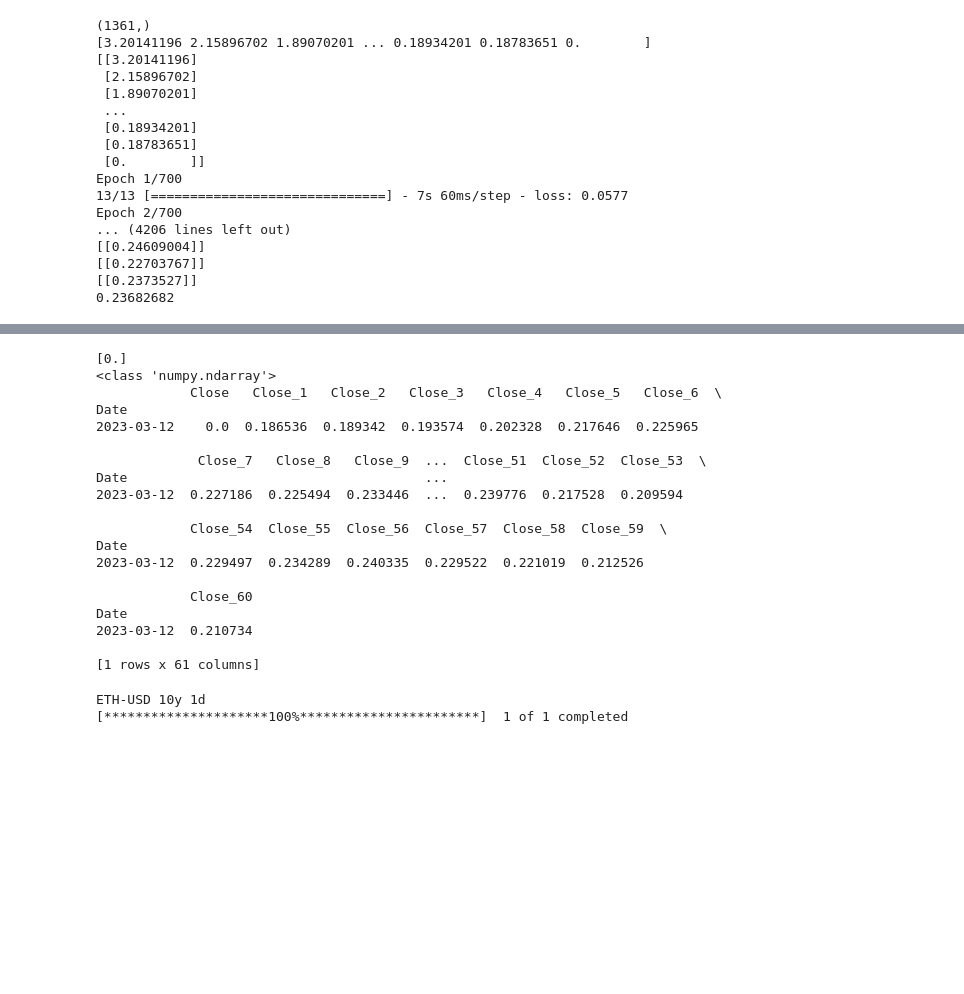
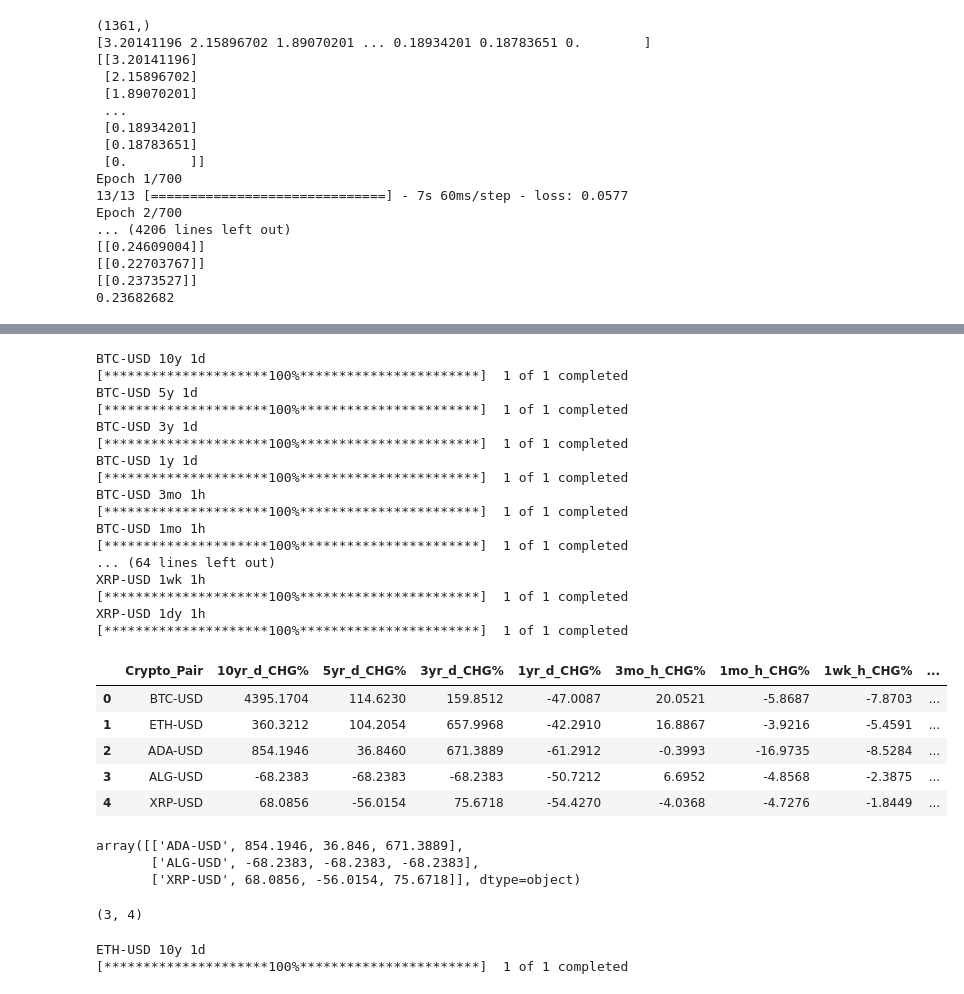
Before and after one commit to ozukun/Crypto_Project, a Jupyter notebook: Crypto_Main.ipynb, the cells around one changed output, grey strips where cells are left out. Drawn from its saved outputs; the diff is of its cells as text; code cells hidden in the pictures; blank space fills up the shorter version.

Commit message:
Kaggle Notebook | Crypto_Main | Version 148

```diff
--- a/Crypto_Main.ipynb
+++ b/Crypto_Main.ipynb
@@ -811,41 +826,48 @@ pandas.core.frame.DataFrame
 Close    0.027437
 s1       0.027119
 Name: 2017-11-11 00:00:00, dtype: float64
-# %%
-index1 = len(X_test)-1
-index2 = len(X_test)
-#X_final = X_test[:index1:index2]
-#y_final = y_test[:index1:index2]
-
-#0.354747
-
-print( y_test[index1:index2]   )
-
-print(type(y_test))
-
-df_alg.iloc[0:4,0:2]
-
-print(df_alg.tail(1))
-# %% [output]
-[0.]
-<class 'numpy.ndarray'>
-            Close   Close_1   Close_2   Close_3   Close_4   Close_5   Close_6  \
-Date
-2023-03-12    0.0  0.186536  0.189342  0.193574  0.202328  0.217646  0.225965
-
-             Close_7   Close_8   Close_9  ...  Close_51  Close_52  Close_53  \
-Date                                      ...
-2023-03-12  0.227186  0.225494  0.233446  ...  0.239776  0.217528  0.209594
-
-            Close_54  Close_55  Close_56  Close_57  Close_58  Close_59  \
-Date
-2023-03-12  0.229497  0.234289  0.240335  0.229522  0.221019  0.212526
-
-            Close_60
-Date
-2023-03-12  0.210734
-
-[1 rows x 61 columns]
+# %%
+Crypto_Pairs=["BTC-USD","ETH-USD","ADA-USD","ALG-USD","XRP-USD"]
+
+
+
+dfx=getRatesTable(*Crypto_Pairs)
+
+display(dfx)
+
+display( dfx.iloc[2:,0:4].values )
+
+z=dfx.iloc[2:,0:4].values
+
+display(z.shape)
+# %% [output]
+BTC-USD 10y 1d
+[*********************100%***********************]  1 of 1 completed
+BTC-USD 5y 1d
+[*********************100%***********************]  1 of 1 completed
+BTC-USD 3y 1d
+[*********************100%***********************]  1 of 1 completed
+BTC-USD 1y 1d
+[*********************100%***********************]  1 of 1 completed
+BTC-USD 3mo 1h
+[*********************100%***********************]  1 of 1 completed
+BTC-USD 1mo 1h
+[*********************100%***********************]  1 of 1 completed
+... (64 lines left out)
+XRP-USD 1wk 1h
+[*********************100%***********************]  1 of 1 completed
+XRP-USD 1dy 1h
+[*********************100%***********************]  1 of 1 completed
+|  | Crypto_Pair | 10yr_d_CHG% | 5yr_d_CHG% | 3yr_d_CHG% | 1yr_d_CHG% | 3mo_h_CHG% | 1mo_h_CHG% | 1wk_h_CHG% | ... |
+| 0 | BTC-USD | 4395.1704 | 114.6230 | 159.8512 | -47.0087 | 20.0521 | -5.8687 | -7.8703 | ... |
+| 1 | ETH-USD | 360.3212 | 104.2054 | 657.9968 | -42.2910 | 16.8867 | -3.9216 | -5.4591 | ... |
+| 2 | ADA-USD | 854.1946 | 36.8460 | 671.3889 | -61.2912 | -0.3993 | -16.9735 | -8.5284 | ... |
+| 3 | ALG-USD | -68.2383 | -68.2383 | -68.2383 | -50.7212 | 6.6952 | -4.8568 | -2.3875 | ... |
+| 4 | XRP-USD | 68.0856 | -56.0154 | 75.6718 | -54.4270 | -4.0368 | -4.7276 | -1.8449 | ... |
+array([['ADA-USD', 854.1946, 36.846, 671.3889],
+       ['ALG-USD', -68.2383, -68.2383, -68.2383],
+       ['XRP-USD', 68.0856, -56.0154, 75.6718]], dtype=object)
+(3, 4)
 # %%
 from datetime import timedelta
 
```
Also changed, not shown: parts of 1 cell of this notebook.
